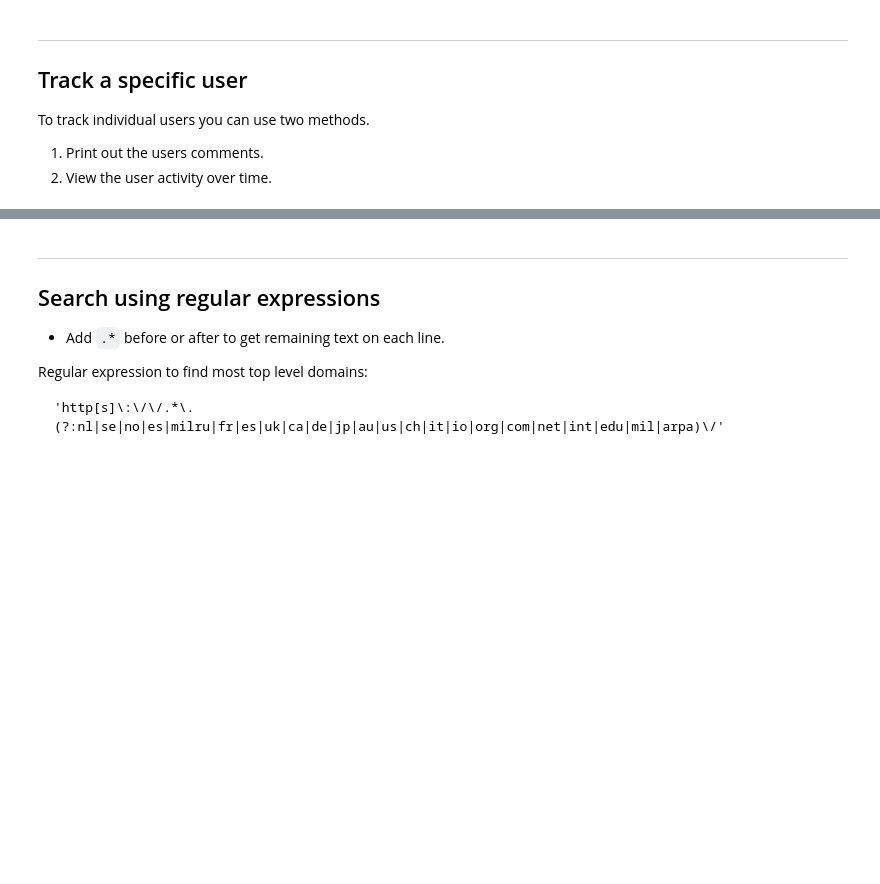
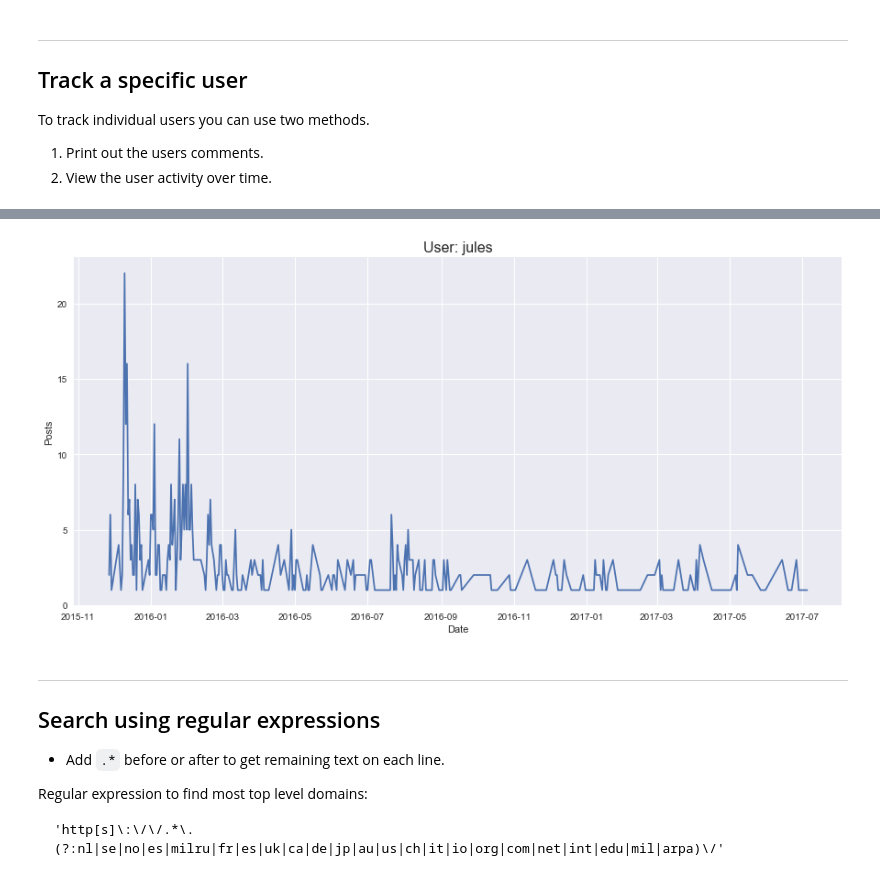
Before and after one commit to christopherkullenberg/talk-analyzer, a Jupyter notebook: shakespearslworldDataAnalysis.ipynb, the cells around one changed output, grey strips where cells are left out. Cells and saved outputs as stored; diff of their text form; code cells hidden in the pictures; blank space fills up the shorter version.

```diff
--- a/shakespearslworldDataAnalysis.ipynb
+++ b/shakespearslworldDataAnalysis.ipynb
@@ -167,6 +212,8 @@ ta.Printer.usercomments('Traceydix', df)
 # %%
 # Plot user activity (comments per day.)
-ta.TimeSeries.usersearch('VVH', df, plot=True)
+ta.TimeSeries.usersearch('jules', df, plot=True)
+# %% [output]
+[figure, added]
 # %% [markdown]
 ---
 ## Search using regular expressions
```
Also changed, not shown: parts of 18 cells of this notebook, 2 other files.
